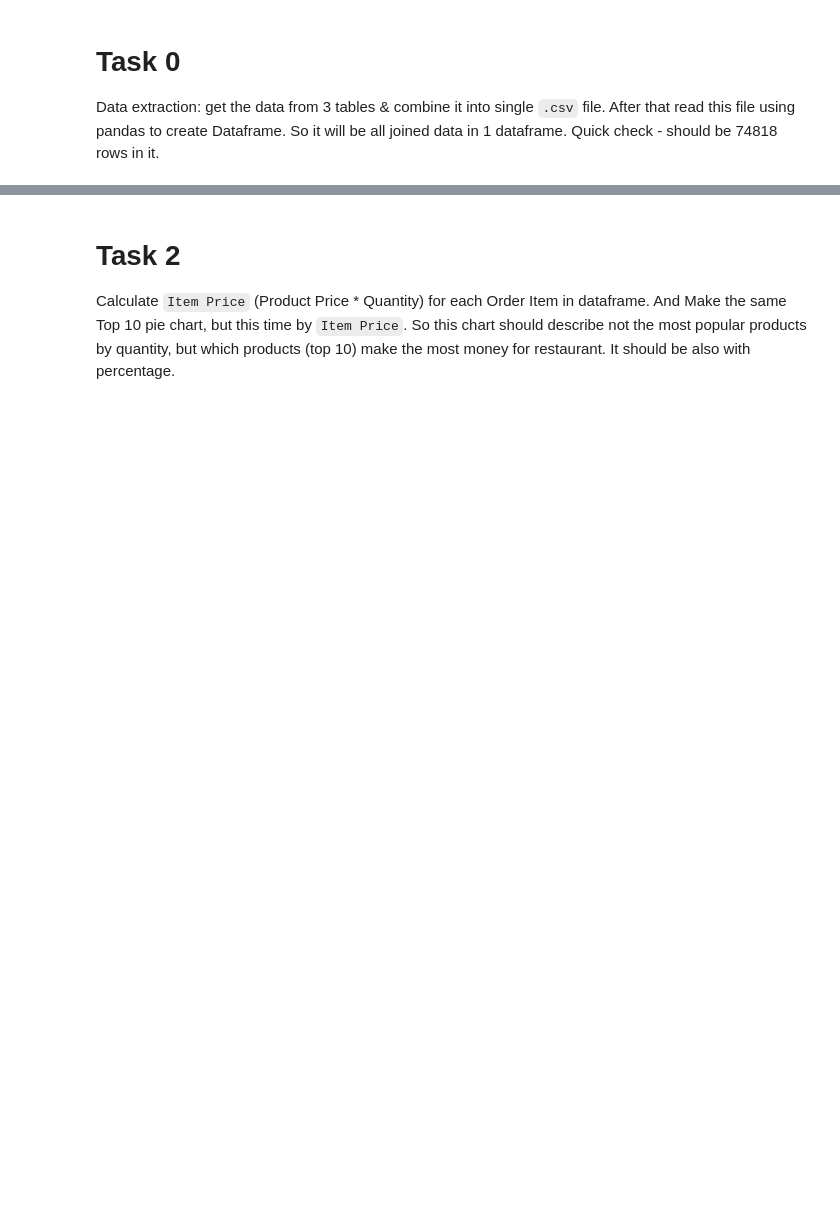
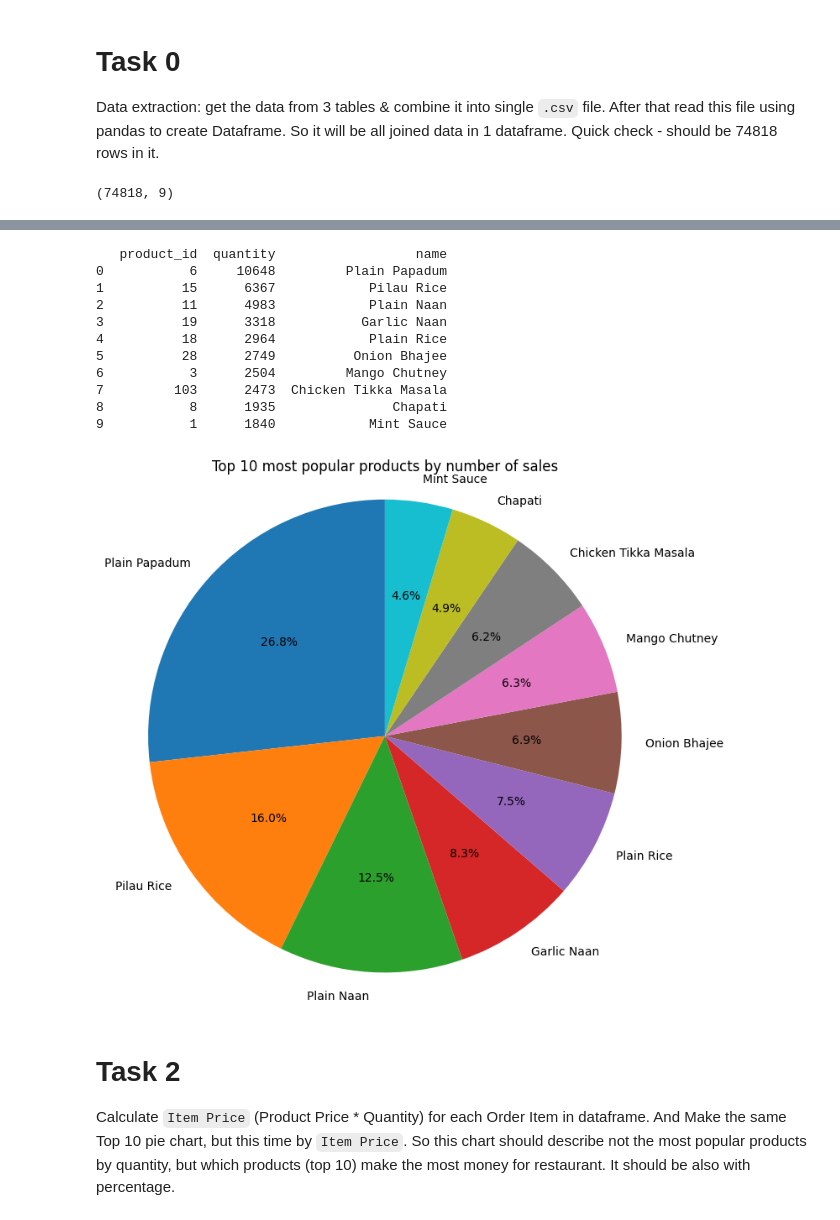
Before and after one commit to yashkunn/py-restaurant-data-analysis, a Jupyter notebook: app/main.ipynb, the cells around one changed output, grey strips where cells are left out. Cells and saved outputs as stored; diff of their text form; code cells hidden in the pictures; blank space fills up the shorter version.

```diff
--- a/app/main.ipynb
+++ b/app/main.ipynb
@@ -11,3 +11,17 @@ So it will be all joined data in 1 dataframe. Quick check - should be 74818 rows
+# %%
+conn = sqlite3.connect("../db.sqlite3")
+query1 = "SELECT * FROM restaurant_order"
+query2 = "SELECT * FROM restaurant_orderitem"
+query3 = "SELECT * FROM restaurant_product"
+df1 = pd.read_sql_query(query1, conn)
+df2 = pd.read_sql_query(query2, conn)
+df3 = pd.read_sql_query(query3, conn)
+merged_df = pd.merge(df1, df2, left_on="id", right_on="order_id", how="outer")
+df = pd.merge(merged_df, df3, left_on="product_id", right_on="id", how="outer")
+df.to_csv("data.csv", index=False)
+conn.close()
+# %% [output]
+(74818, 9)
 # %% [markdown]
 # Task 1
 Get Top 10 most popular products in restaurant sold by Quantity.
@@ -21,3 +33,29 @@ Example:
+# %%
+df = pd.read_csv("data.csv")
+product_sales = df.groupby("product_id")["quantity"].sum().reset_index()
+top_10_products = product_sales.sort_values(by="quantity", ascending=False).head(10)
+product_df = df[["product_id", "name"]].drop_duplicates()
+top_10_products = pd.merge(top_10_products, product_df[["product_id", "name"]], on="product_id", how="inner")
+
+plt.figure(figsize=(8, 8))
+plt.pie(top_10_products["quantity"], labels=top_10_products["name"], autopct="%1.1f%%", startangle=90)
+plt.title("Top 10 most popular products by number of sales")
+plt.axis("equal")
+print(top_10_products)
+plt.show()
+# %% [output]
+   product_id  quantity                  name
+0           6     10648         Plain Papadum
+1          15      6367            Pilau Rice
+2          11      4983            Plain Naan
+3          19      3318           Garlic Naan
+4          18      2964            Plain Rice
+5          28      2749          Onion Bhajee
+6           3      2504         Mango Chutney
+7         103      2473  Chicken Tikka Masala
+8           8      1935               Chapati
+9           1      1840            Mint Sauce
+[figure, added]
 # %% [markdown]
 # Task 2
 Calculate `Item Price` (Product Price * Quantity) for each Order Item in dataframe.
```
Also changed, not shown: parts of 9 cells of this notebook, 1 other file.
